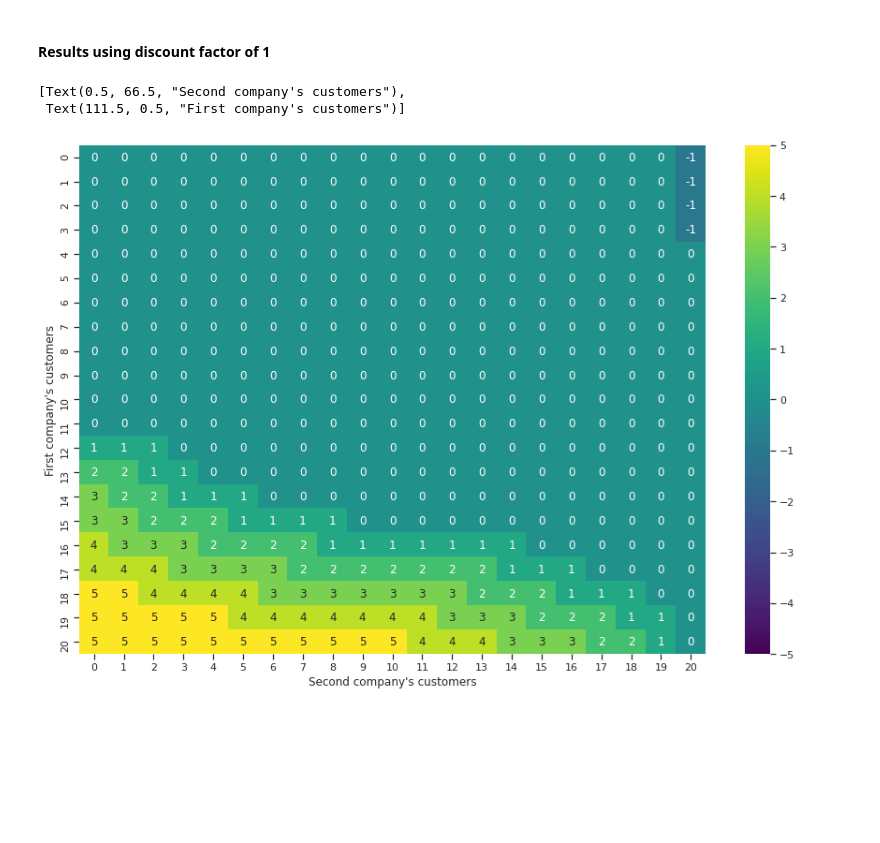
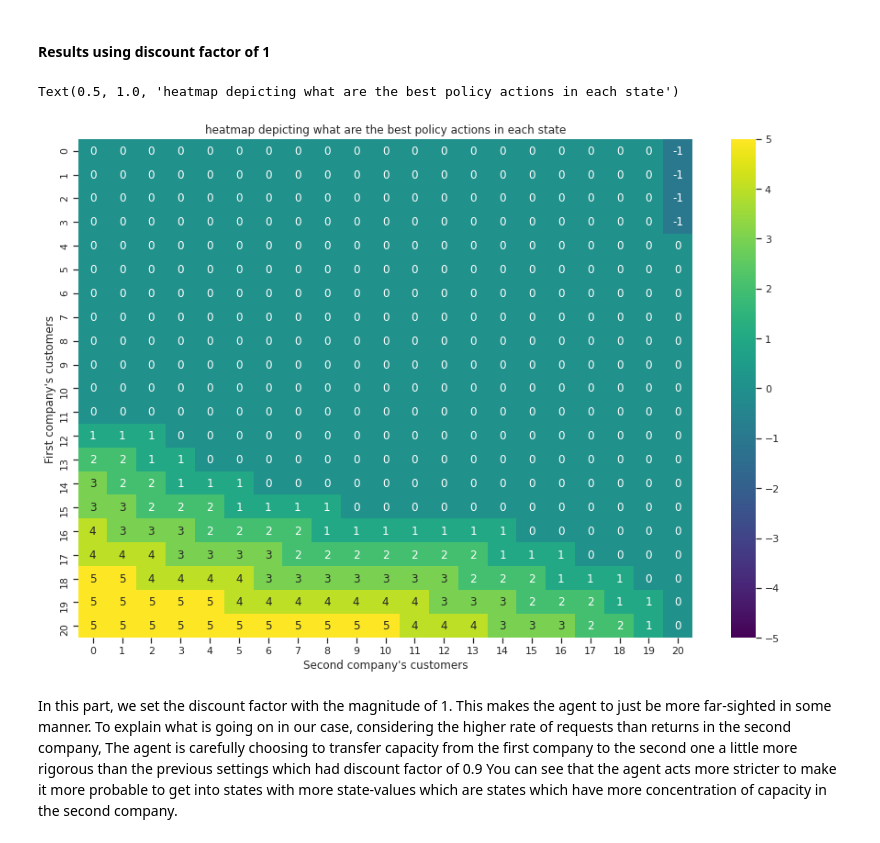
Before and after one commit to zhpinkman/jacks-car-rental, a Jupyter notebook: results/results.ipynb, the cells around one changed output. Cells and saved outputs as stored; diff of their text form; code cells hidden in the pictures; blank space fills up the shorter version.

```diff
--- a/results/results.ipynb
+++ b/results/results.ipynb
@@ -64,12 +67,15 @@ state_values = np.load('state_values_gamma1.npy')
 # %%
 fig = plt.figure(figsize=(15, 10))
 ax = plt.subplot(111)
 
 sns.set_style("ticks")
 h = sns.heatmap(policy, vmin=-5, vmax=5, cmap='viridis', ax=ax,
                 cbar_kws={'ticks': np.arange(-5, 6)}, annot=True, fmt='1g')
 h.set(xlabel='Second company\'s customers', ylabel='First company\'s customers')
+h.set_title('heatmap depicting what are the best policy actions in each state')
 # %% [output]
-[Text(0.5, 66.5, "Second company's customers"),
- Text(111.5, 0.5, "First company's customers")]
+Text(0.5, 1.0, 'heatmap depicting what are the best policy actions in each state')
-[figure, old version]
+[figure, new version]
+# %% [markdown]
+In this part, we set the discount factor with the magnitude of 1. This makes the agent to just be more far-sighted in some manner. To explain what is going on in our case, considering the higher rate of requests than returns in the second company, The agent is carefully choosing to transfer capacity from the first company to the second one a little more rigorous than the previous settings which had discount factor of 0.9
+You can see that the agent acts more stricter to make it more probable to get into states with more state-values which are states which have more concentration of capacity in the second company.
```
Also changed, not shown: parts of 18 cells of this notebook, 1 other file.
